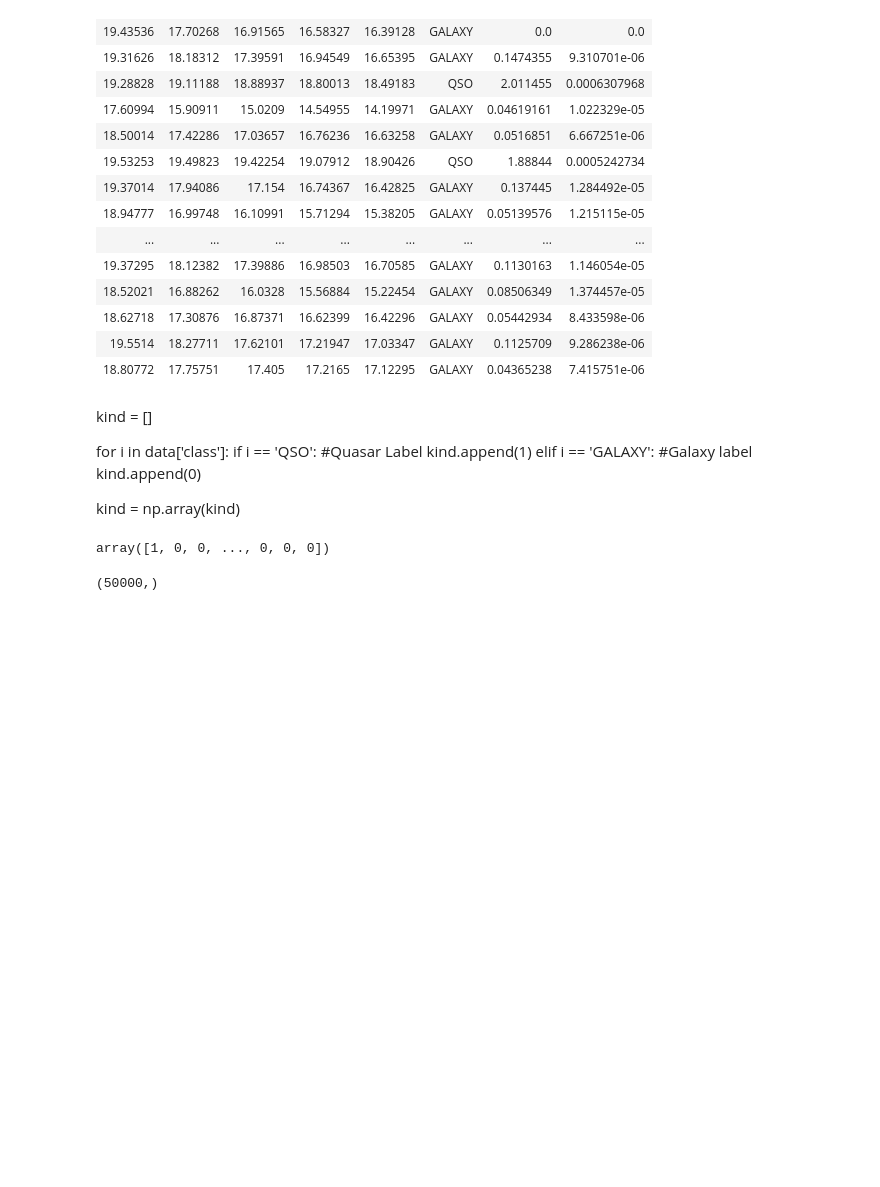
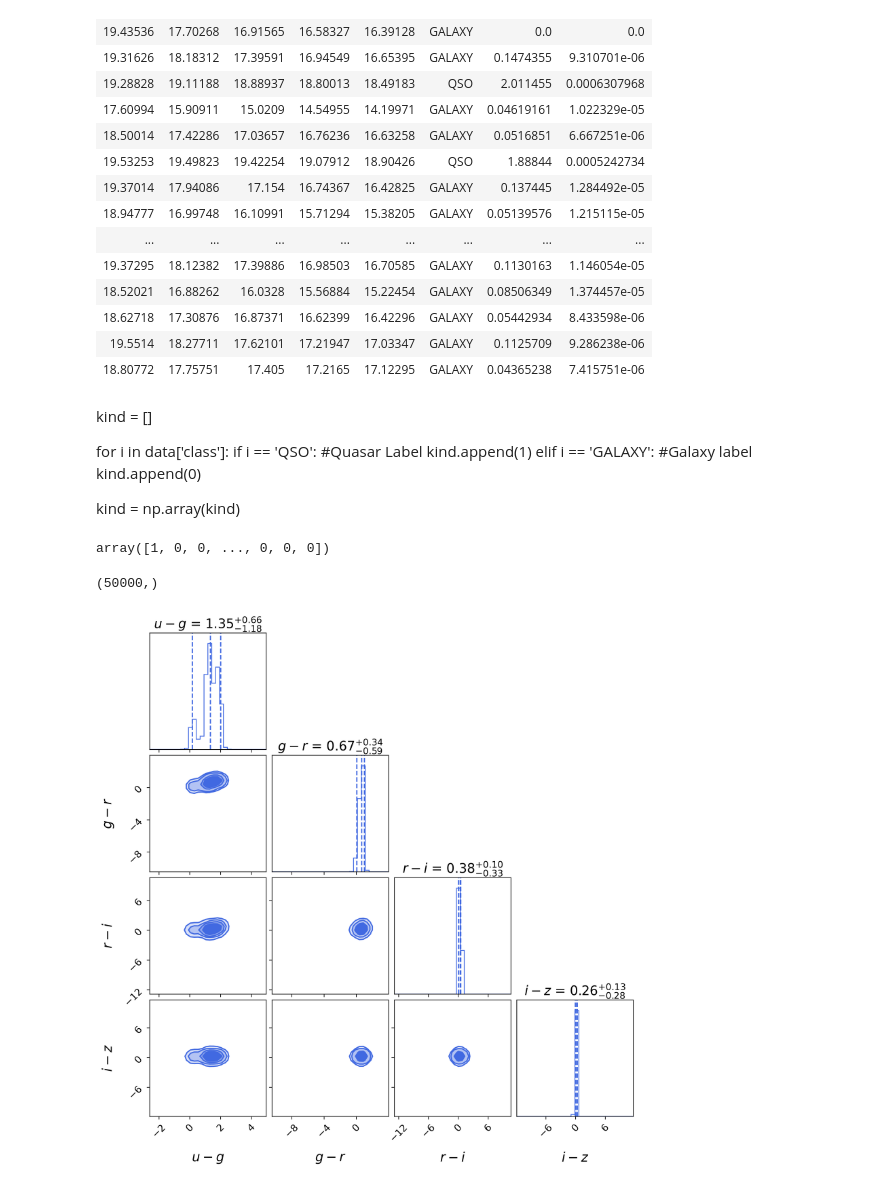
Before and after one commit to olli-e-benji/Astrostatistics-and-Machine-Learning-2023, a Jupyter notebook: working/L19_ClassificationQuasarGalaxy.ipynb, the cells around one changed output. Saved outputs shown, nothing was run; the diff lists cells and outputs as text; code cells hidden in the pictures; blank space fills up the shorter version.

```diff
--- a/working/L19_ClassificationQuasarGalaxy.ipynb
+++ b/working/L19_ClassificationQuasarGalaxy.ipynb
@@ -11,11 +11,12 @@ from sklearn.naive_bayes import GaussianNB
 from sklearn.model_selection import train_test_split
 from sklearn.metrics import (precision_recall_curve, roc_curve)
 
+import corner
 from astropy.io import ascii
 
-plt.rcParams['figure.figsize'] = [8, 8]
+plt.rcParams['figure.figsize'] = [6, 6]
 plt.rcParams['font.size'] = 12
-plt.rcParams['figure.dpi'] = 500
+#plt.rcParams['figure.dpi'] = 300
 # %%
 data = ascii.read('../solutions/galaxyquasar.csv', header_start=0)
 # %%
@@ -65,3 +66,30 @@ array([1, 0, 0, ..., 0, 0, 0])
 fast_kind.shape
 # %% [output]
 (50000,)
+# %%
+classifier = GaussianNB()
+
+tofit = np.column_stack([u_g, g_r, r_i, i_z])
+# %%
+labels = [r"$u-g$", r"$g-r$", r"$r-i$", r"$i-z$"]
+
+#Pretty-plotting arguments for corner plots
+CORNER_KWARGS = dict(
+    smooth = 1,
+    label_kwargs = dict(fontsize=16),
+    title_kwargs = dict(fontsize=16),
+    bins = 30,
+    labels = labels,
+    quantiles = [0.05, 0.50, 0.95],
+    levels = [0.50, 0.68, 0.85, 0.95],
+    color = 'royalblue',
+    plot_density = False,
+    plot_datapoints = False,
+    fill_contours = True,
+    show_titles = True,
+    max_n_ticks = 4
+)
+
+corner.corner(tofit, **CORNER_KWARGS);
+# %% [output]
+[figure, added]
```
Also changed, not shown: parts of 2 cells of this notebook.
